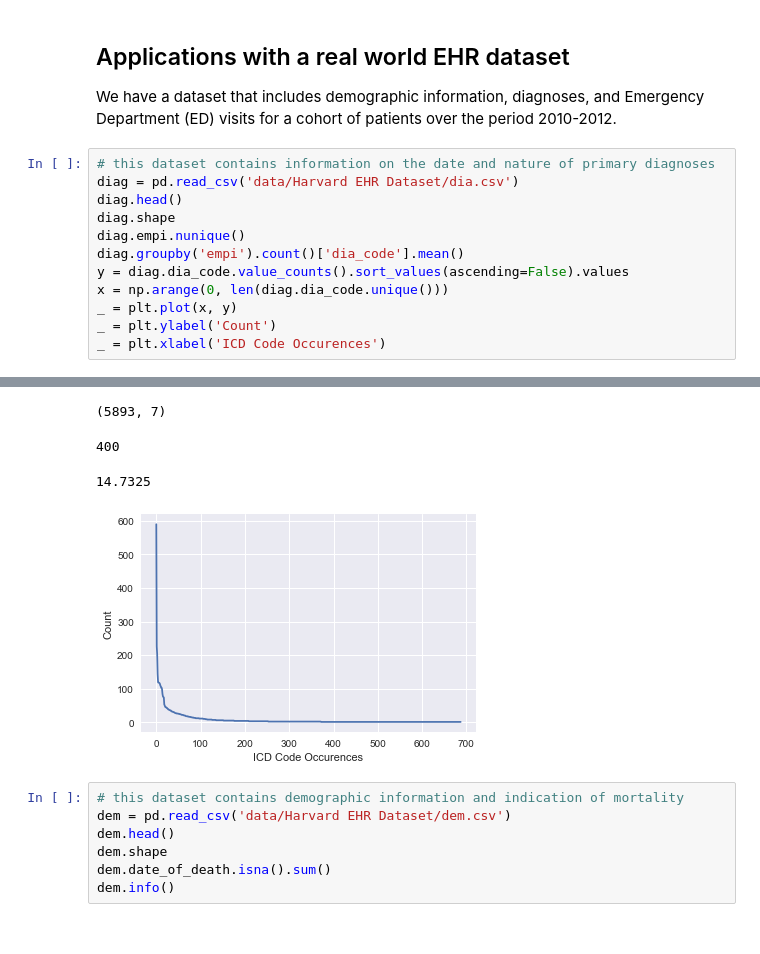
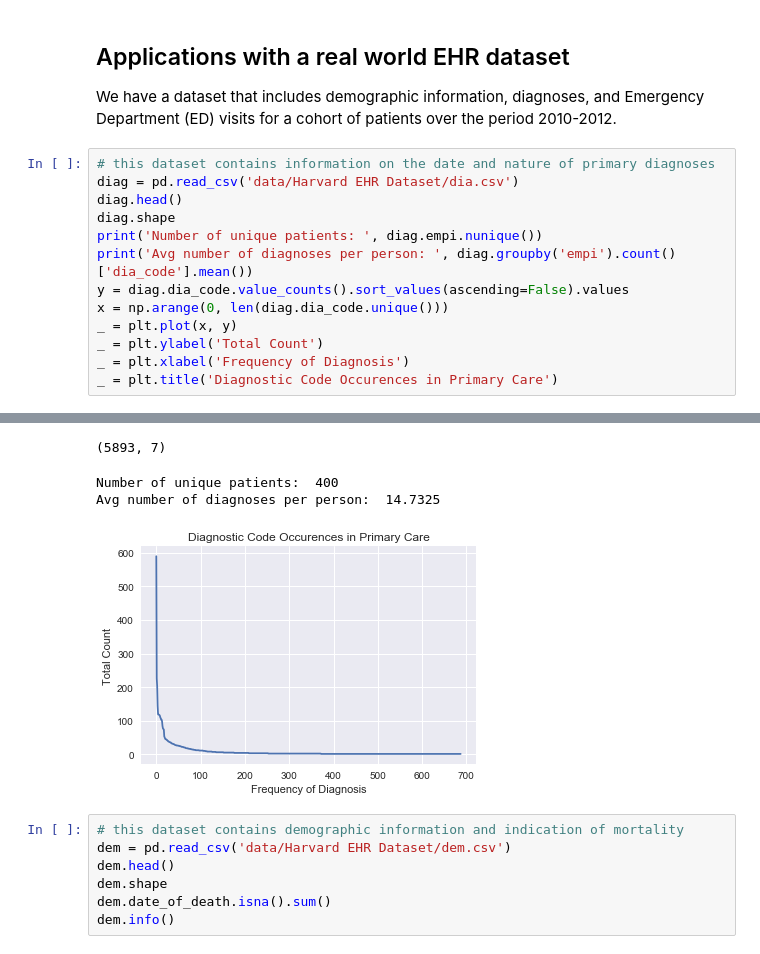
Before and after one commit to drewwilimitis/Hyperbolic-ICD-Embeddings-MIMIC3, a Jupyter notebook: hyperbolic_embedding_ICD9.ipynb, the cells around one changed output, grey strips where cells are left out. Cells and saved outputs as stored; diff of their text form.

```diff
--- a/hyperbolic_embedding_ICD9.ipynb
+++ b/hyperbolic_embedding_ICD9.ipynb
@@ -600,26 +600,27 @@ patients over the period 2010-2012.
 # %%
 # this dataset contains information on the date and nature of primary diagnoses
 diag = pd.read_csv('data/Harvard EHR Dataset/dia.csv')
 diag.head()
 diag.shape
-diag.empi.nunique()
-diag.groupby('empi').count()['dia_code'].mean()
+print('Number of unique patients: ', diag.empi.nunique())
+print('Avg number of diagnoses per person: ', diag.groupby('empi').count()['dia_code'].mean())
 y = diag.dia_code.value_counts().sort_values(ascending=False).values
 x = np.arange(0, len(diag.dia_code.unique()))
 _ = plt.plot(x, y)
-_ = plt.ylabel('Count')
-_ = plt.xlabel('ICD Code Occurences')
+_ = plt.ylabel('Total Count')
+_ = plt.xlabel('Frequency of Diagnosis')
+_ = plt.title('Diagnostic Code Occurences in Primary Care')
 # %% [output]
 |  | empi | dia_date | dia_code | dia_name | provider | dia_flag | inpatient_outpatient |
 | 0 | 412857024 | 2012-04-01 | 291.2 | Alcohol-induced persisting dementia | Hosseini, Ahmad, M.D. | admitting | inpatient |
 | 1 | 733570627 | 2011-12-07 | 260 | Kwashiorkor | Hansen, Michael, M.D. | primary | outpatient |
 | 2 | 838754425 | 2013-06-23 | 416 | Chronic pulmonary heart disease | Hansen, Michael, M.D. | admitting | inpatient |
 | 3 | 546413564 | 2010-12-11 | 729.1 | Mylagia and myositis, unspecified | Dirichlet, Amir, M.D. | admitting | inpatient |
 | 4 | 452148563 | 2008-07-29 | 272.4 | Other and unspecified hyperlipidemia | Armstrong, Sebastian, M.D. | NaN | outpatient |
 (5893, 7)
-400
+Number of unique patients:  400
+Avg number of diagnoses per person:  14.7325
-14.7325
-[figure, old version]
+[figure, new version]
 # %%
 # this dataset contains demographic information and indication of mortality
 dem = pd.read_csv('data/Harvard EHR Dataset/dem.csv')
```
Also changed, not shown: parts of 4 cells of this notebook.
